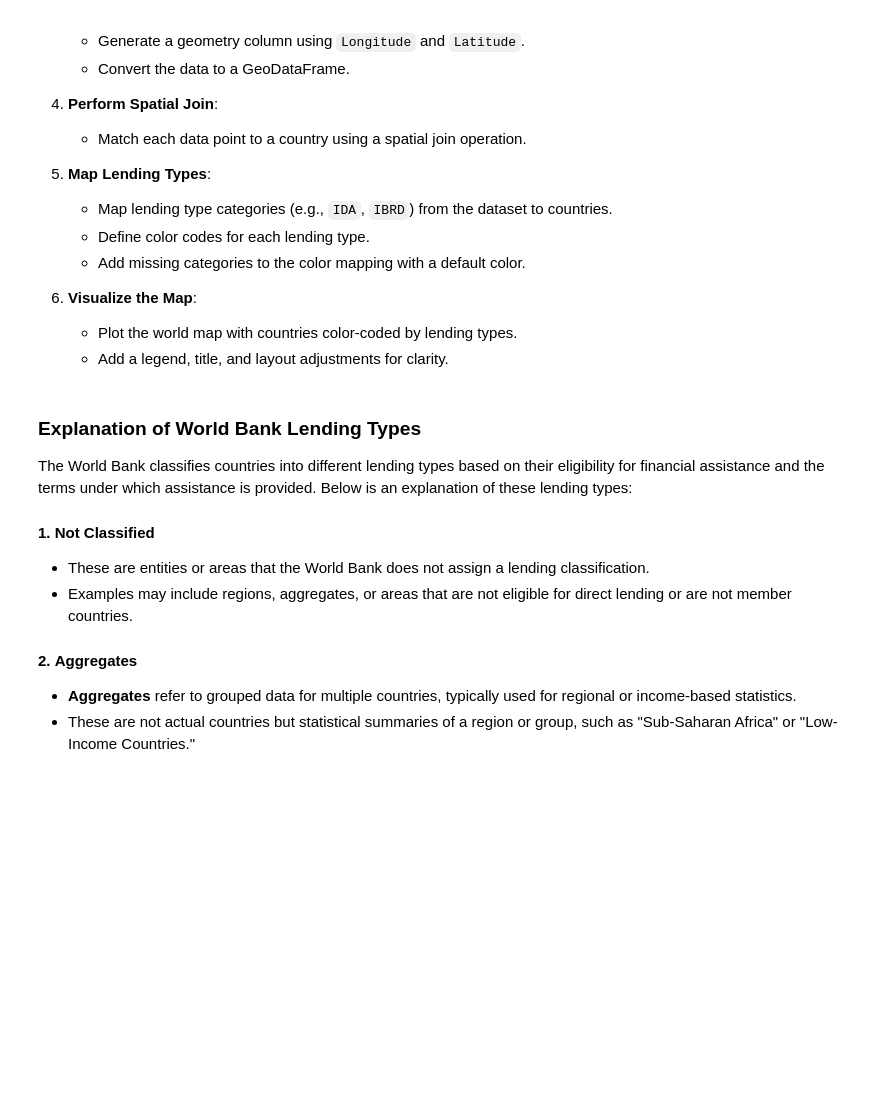
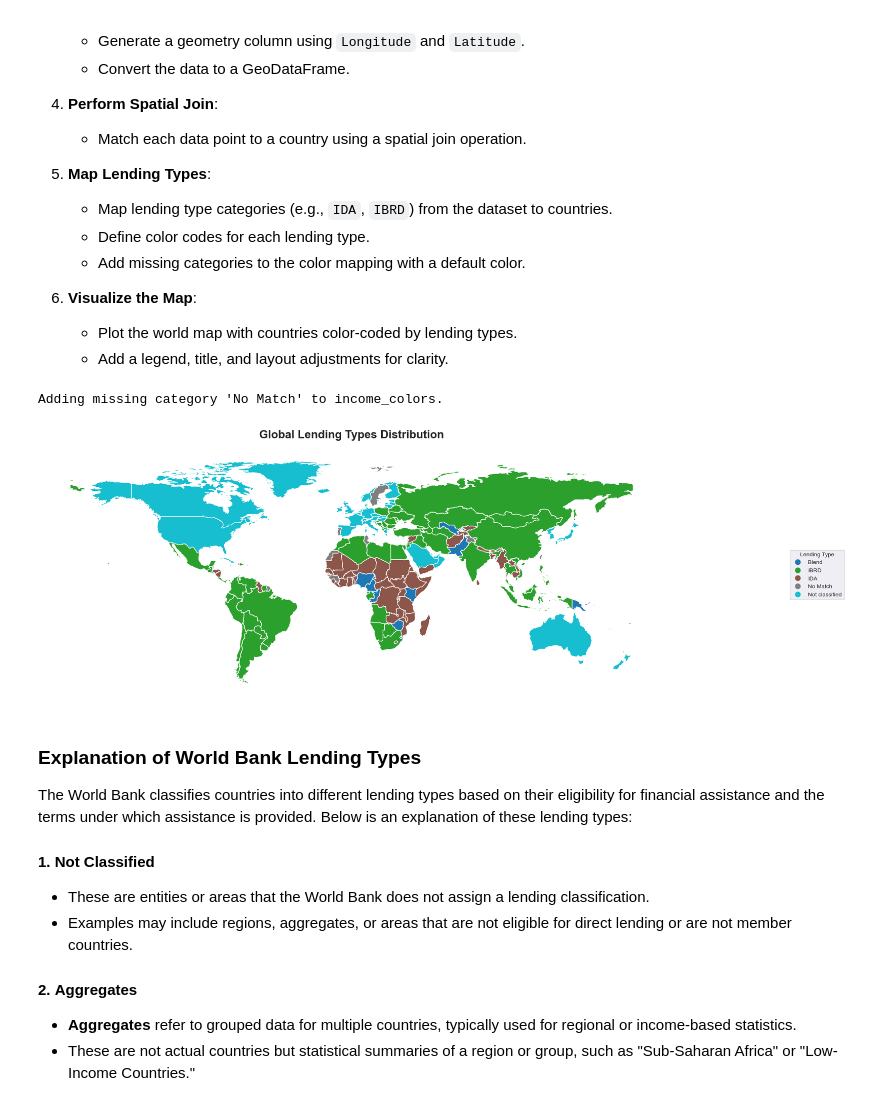
Before and after one commit to groenewt/Economics-Exploration, a Jupyter notebook: World Bank/General/Introduction.ipynb, the cells around one changed output. Saved outputs shown, nothing was run; the diff lists cells and outputs as text; code cells hidden in the pictures; blank space fills up the shorter version.

```diff
--- a/World Bank/General/Introduction.ipynb
+++ b/World Bank/General/Introduction.ipynb
@@ -583,7 +664,6 @@ data = df_all_countries.copy()  # Create a copy of the dataset for further proce
 
 # Step 2: Load GeoJSON Data
 # Read the GeoJSON file for country boundaries and set CRS to WGS 84 (EPSG:4326)
-file_path_geojson = 'C:\\WorldBank\\World Bank Exploration\\Introduction\\world-administrative-boundaries.geojson'
 world = gpd.read_file(file_path_geojson)
 world = world.to_crs(epsg=4326)
 
@@ -612,33 +692,36 @@ income_colors = {
 # Ensure all unique lending type categories are covered in income_colors
 for category in world['Lending Type'].unique():
     if category not in income_colors:
         print(f"Adding missing category '{category}' to income_colors.")
         income_colors[category] = '#999999'  # Default color for missing categories
 
 # Step 6: Visualize the Map
 # Plot the world map with countries color-coded by lending type
 fig, ax = plt.subplots(figsize=(20, 12))
 world.plot(
     column='Lending Type',             # Column to use for coloring
     legend=True,                       # Display a legend
     legend_kwds={
         'title': 'Lending Type',       # Title for the legend
         'bbox_to_anchor': (1.3, 0.5),  # Position the legend
         'loc': 'center right'          # Align the legend
     },
     categorical=True,                  # Treat data as categorical
     cmap='tab10',                      # Use a predefined colormap
     ax=ax                              # Specify axes
 )
 
 # Set the plot title and remove axes for clarity
 ax.set_title(
     "Global Lending Types Distribution",  # Title for the map
     fontsize=20, pad=20, fontweight='bold'
 )
 ax.axis('off')  # Turn off axes for cleaner visualization
 plt.tight_layout()  # Adjust layout to prevent overlaps
 plt.show()  # Display the final map
+# %% [output]
+Adding missing category 'No Match' to income_colors.
+[figure, added]
 # %% [markdown]
 ### Explanation of World Bank Lending Types
 
```
Also changed, not shown: parts of 15 cells of this notebook, 10 other files.
